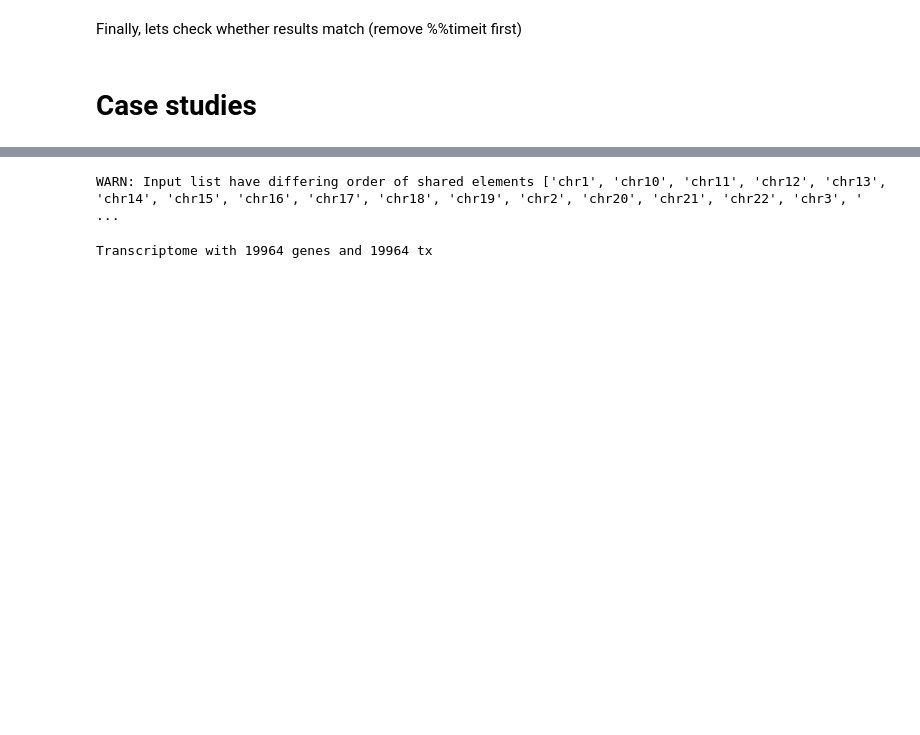
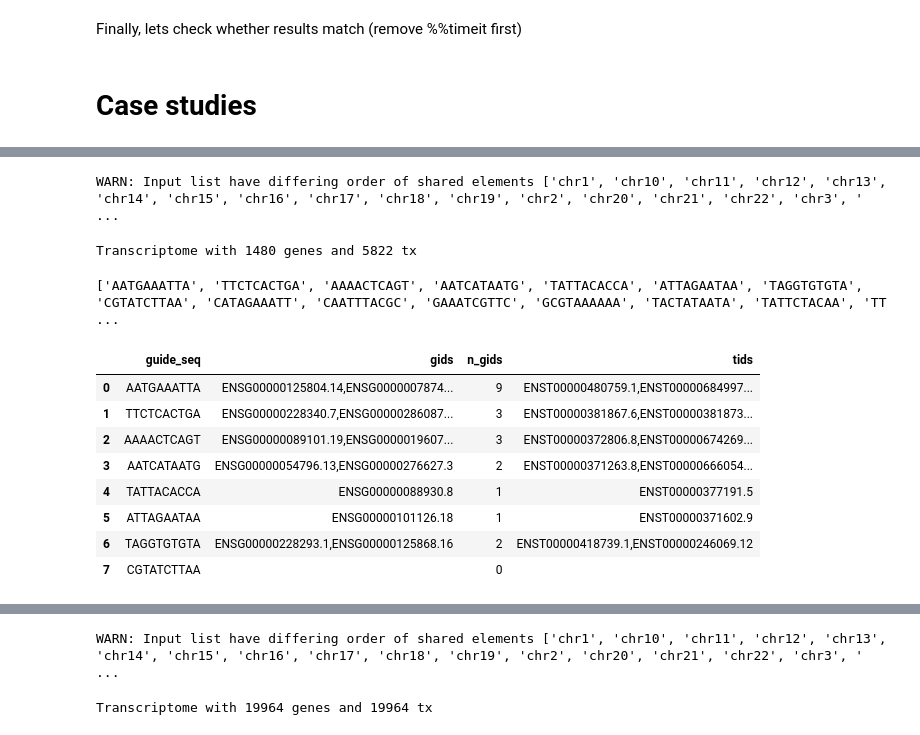
Before and after one commit to popitsch/rnalib, a Jupyter notebook: notebooks/README.ipynb, the cells around one changed output, grey strips where cells are left out. Saved outputs shown, nothing was run; the diff lists cells and outputs as text; code cells hidden in the pictures; blank space fills up the shorter version.

Commit message:
added shRNA scenario

```diff
--- a/notebooks/README.ipynb
+++ b/notebooks/README.ipynb
@@ -658,0 +674,56 @@ else:
+# %%
+# Build subset of human transcriptome (chr20)
+config={
+    'genome_fa': '/groups/ameres/Niko/ref/genomes/GRCh38/GCA_000001405.15_GRCh38_full_plus_hs38d1_analysis_set.fna',
+    'annotation_gff': '/groups/ameres/Niko/ref/genomes/GRCh38/annotation/gencode.v39.annotation.sorted.gff3.gz',
+    'annotation_flavour': 'gencode',
+    'transcript_filter': {
+        'included_chrom': ['chr20']
+    },
+    'copied_fields': ['gene_type'],
+    'load_sequences': True
+}
+t=Transcriptome(config)
+display(t)
+# %% [output]
+WARN: Input list have differing order of shared elements ['chr1', 'chr10', 'chr11', 'chr12', 'chr13', 'chr14', 'chr15', 'chr16', 'chr17', 'chr18', 'chr19', 'chr2', 'chr20', 'chr21', 'chr22', 'chr3', ' ...
+Transcriptome with 1480 genes and 5822 tx
+# %%
+# create a random set of shRNA guides of length 10. In a real scenario those would, e.g., be predicted by some external tool.
+# Here, we use rnd_seq, a convenience pygenlib method, to create 3 random guide sequences with low GC%.
+random.seed(0) # if you change this, different random sequences will be created
+guides=rnd_seq(10, 'GC'* 30 + 'AT' * 70, 20)
+print(guides)
+# %% [output]
+['AATGAAATTA', 'TTCTCACTGA', 'AAAACTCAGT', 'AATCATAATG', 'TATTACACCA', 'ATTAGAATAA', 'TAGGTGTGTA', 'CGTATCTTAA', 'CATAGAAATT', 'CAATTTACGC', 'GAAATCGTTC', 'GCGTAAAAAA', 'TACTATAATA', 'TATTCTACAA', 'TT ...
+# %%
+# now we search for transcripts that contain respective kmers in their spliced RNA seq.
+# To make this fast, we first search for the kmer in the respective gene sequence (candidate_genes) and for those
+# check all spliced tx sequences (overlapping_tx).
+# Finally, we are interested whether some guides bind RNAs from multiple genes and create a set of gene ids for the overlapping genes (overlapping_genes).
+# We combine the results in a pandas dataframe
+d=[]
+for guide in tqdm(guides, total=len(guides), desc='analyzing guide'):
+    candidate_genes={g for g in t.genes if guide in g.sequence}
+    overlapping_tx={tx for g in candidate_genes for tx in g.transcript if guide in tx.spliced_sequence}
+    overlapping_genes={tx.parent.gene_id for tx in overlapping_tx}
+    d.append(
+        {
+            'guide_seq': guide,
+            'gids': ','.join(overlapping_genes),
+            'n_gids': len(overlapping_genes),
+            'tids': ','.join([tx.transcript_id for tx in overlapping_tx])
+        }
+    )
+df=pd.DataFrame(d)
+display(df.head(8))
+# %% [output]
+|  | guide_seq | gids | n_gids | tids |
+| 0 | AATGAAATTA | ENSG00000125804.14,ENSG0000007874... | 9 | ENST00000480759.1,ENST00000684997... |
+| 1 | TTCTCACTGA | ENSG00000228340.7,ENSG00000286087... | 3 | ENST00000381867.6,ENST00000381873... |
+| 2 | AAAACTCAGT | ENSG00000089101.19,ENSG0000019607... | 3 | ENST00000372806.8,ENST00000674269... |
+| 3 | AATCATAATG | ENSG00000054796.13,ENSG00000276627.3 | 2 | ENST00000371263.8,ENST00000666054... |
+| 4 | TATTACACCA | ENSG00000088930.8 | 1 | ENST00000377191.5 |
+| 5 | ATTAGAATAA | ENSG00000101126.18 | 1 | ENST00000371602.9 |
+| 6 | TAGGTGTGTA | ENSG00000228293.1,ENSG00000125868.16 | 2 | ENST00000418739.1,ENST00000246069.12 |
+| 7 | CGTATCTTAA |  | 0 |  |
```
Also changed, not shown: parts of 11 cells of this notebook.
